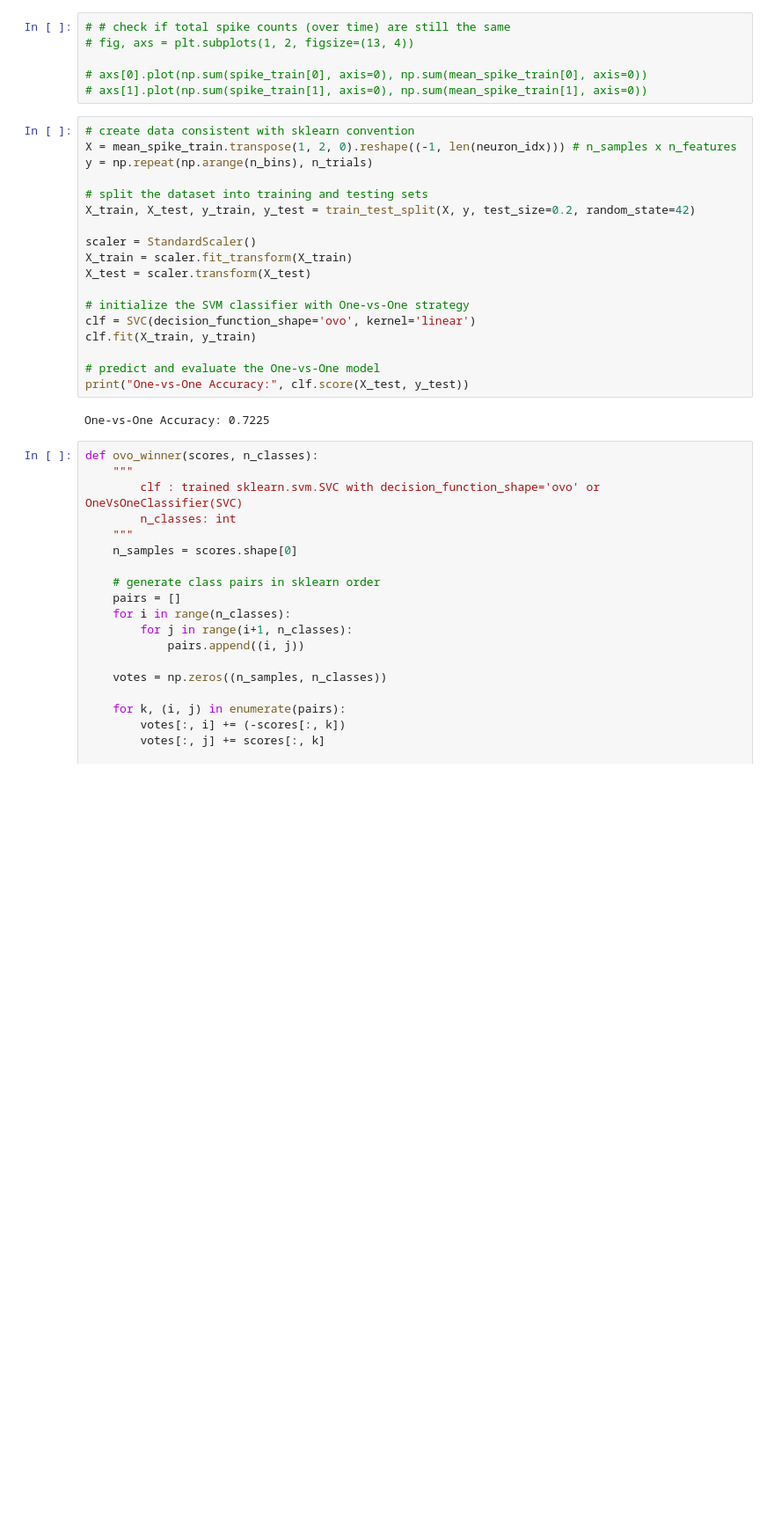
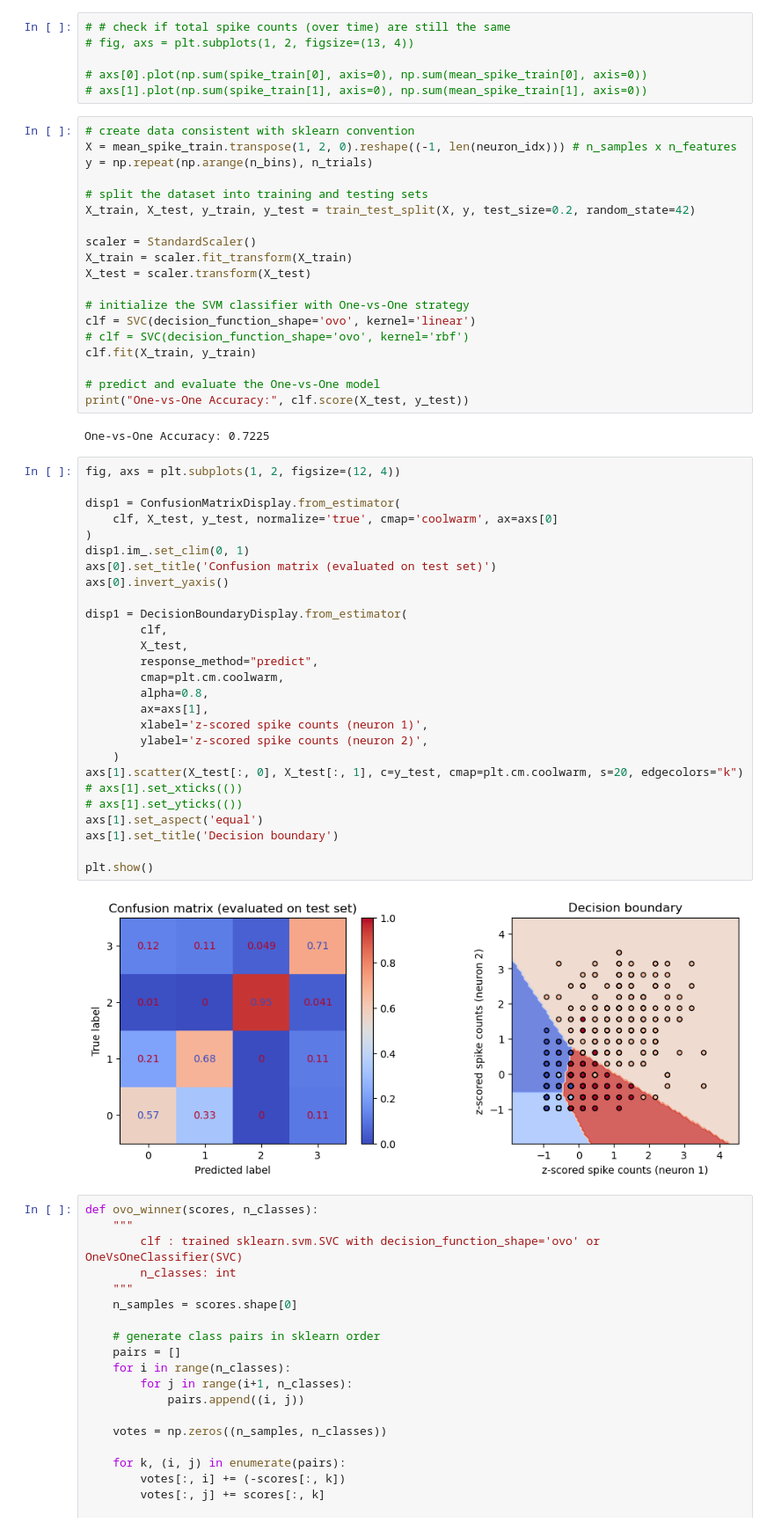
Before and after one commit to nguyen-td/timescales_curvature, a Jupyter notebook: discriminate_populations.ipynb, the cells around one changed output. Shown at 88% size. Saved outputs shown, nothing was run; the diff lists cells and outputs as text; blank space fills up the shorter version.

Commit message:
add decision boundary plot

```diff
--- a/discriminate_populations.ipynb
+++ b/discriminate_populations.ipynb
@@ -133,12 +133,42 @@ X_test = scaler.transform(X_test)
 
 # initialize the SVM classifier with One-vs-One strategy
 clf = SVC(decision_function_shape='ovo', kernel='linear')
+# clf = SVC(decision_function_shape='ovo', kernel='rbf')
 clf.fit(X_train, y_train)
 
 # predict and evaluate the One-vs-One model
 print("One-vs-One Accuracy:", clf.score(X_test, y_test))
 # %% [output]
 One-vs-One Accuracy: 0.7225
+# %%
+fig, axs = plt.subplots(1, 2, figsize=(12, 4))
+
+disp1 = ConfusionMatrixDisplay.from_estimator(
+    clf, X_test, y_test, normalize='true', cmap='coolwarm', ax=axs[0]
+)
+disp1.im_.set_clim(0, 1)
+axs[0].set_title('Confusion matrix (evaluated on test set)')
+axs[0].invert_yaxis()
+
+disp1 = DecisionBoundaryDisplay.from_estimator(
+        clf,
+        X_test,
+        response_method="predict",
+        cmap=plt.cm.coolwarm,
+        alpha=0.8,
+        ax=axs[1],
+        xlabel='z-scored spike counts (neuron 1)',
+        ylabel='z-scored spike counts (neuron 2)',
+    )
+axs[1].scatter(X_test[:, 0], X_test[:, 1], c=y_test, cmap=plt.cm.coolwarm, s=20, edgecolors="k")
+# axs[1].set_xticks(())
+# axs[1].set_yticks(())
+axs[1].set_aspect('equal')
+axs[1].set_title('Decision boundary')
+
+plt.show()
+# %% [output]
+[figure, new version]
 # %%
 def ovo_winner(scores, n_classes):
     """
```
Also changed, not shown: parts of 1 cell of this notebook.
